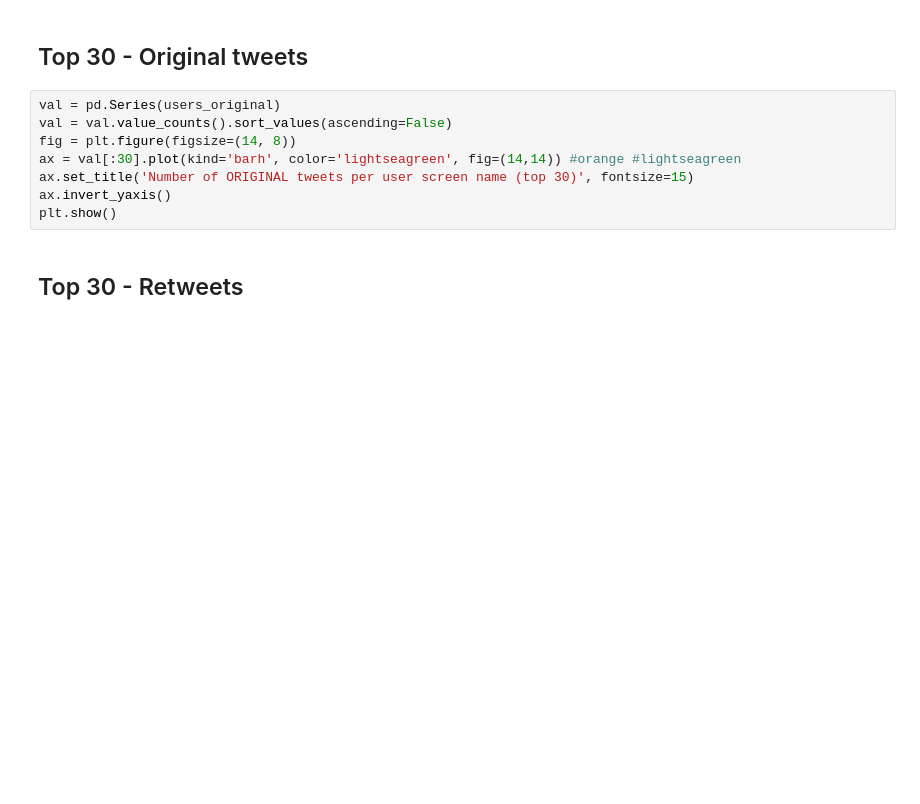
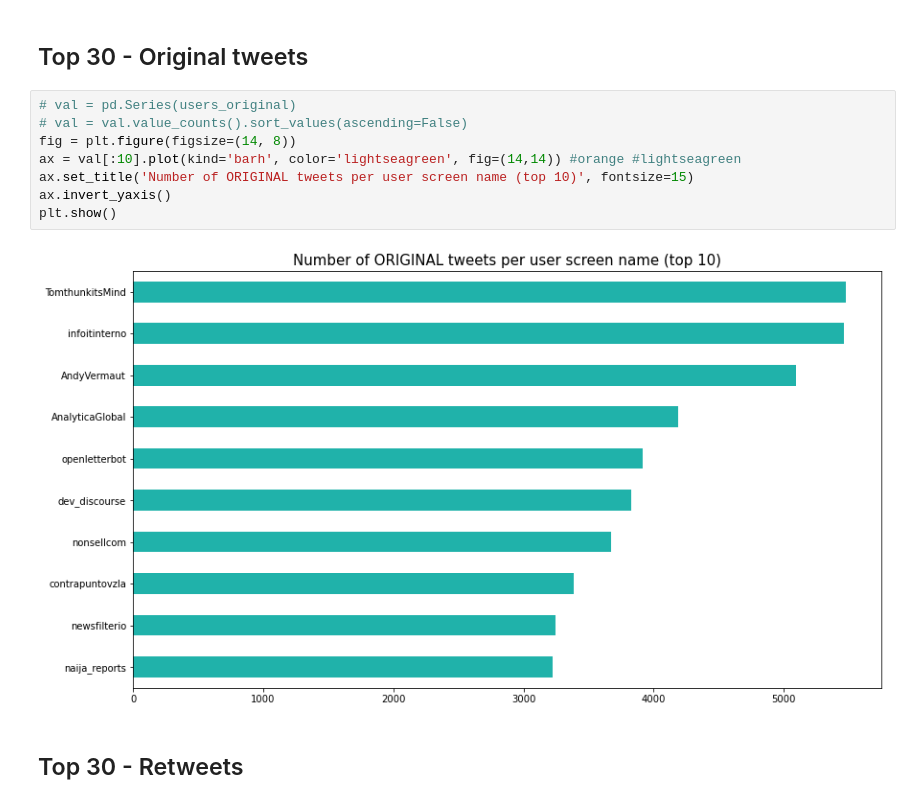
Before and after one commit to gi-ux/BachelorProject, a Jupyter notebook: notebook/Process_Tweets.ipynb, the cells around one changed output. Drawn from its saved outputs; the diff is of its cells as text; blank space fills up the shorter version.

```diff
--- a/notebook/Process_Tweets.ipynb
+++ b/notebook/Process_Tweets.ipynb
@@ -384,13 +383,15 @@ plt.show()
 # %% [markdown]
 ## Top 30 - Original tweets
 # %%
-val = pd.Series(users_original)
-val = val.value_counts().sort_values(ascending=False)
+# val = pd.Series(users_original)
+# val = val.value_counts().sort_values(ascending=False)
 fig = plt.figure(figsize=(14, 8))
-ax = val[:30].plot(kind='barh', color='lightseagreen', fig=(14,14)) #orange #lightseagreen
-ax.set_title('Number of ORIGINAL tweets per user screen name (top 30)', fontsize=15)
+ax = val[:10].plot(kind='barh', color='lightseagreen', fig=(14,14)) #orange #lightseagreen
+ax.set_title('Number of ORIGINAL tweets per user screen name (top 10)', fontsize=15)
 ax.invert_yaxis()
 plt.show()
+# %% [output]
+[figure, added]
 # %% [markdown]
 ## Top 30 - Retweets
 # %%
```
Also changed, not shown: parts of 2 cells of this notebook, 7 other files.
